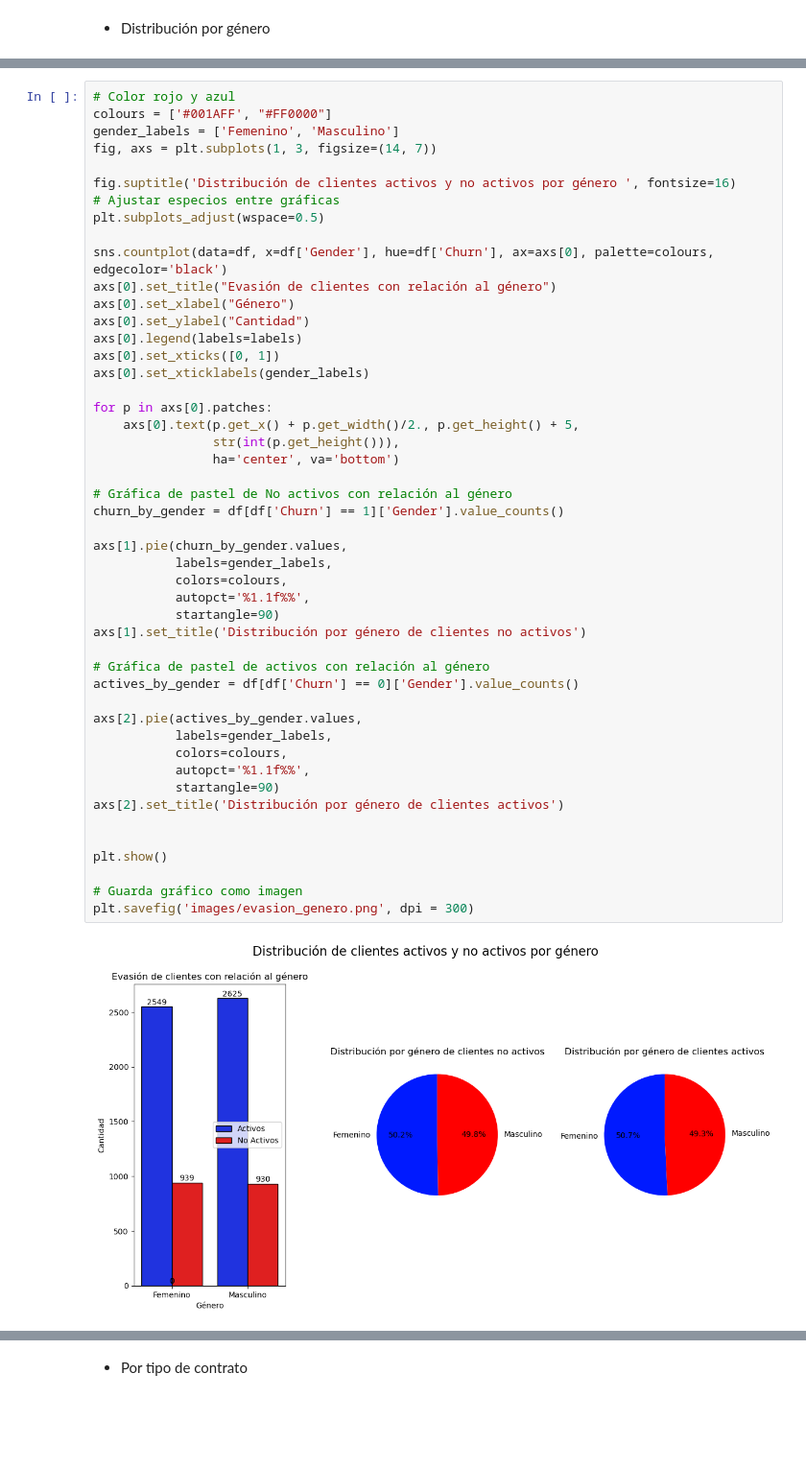
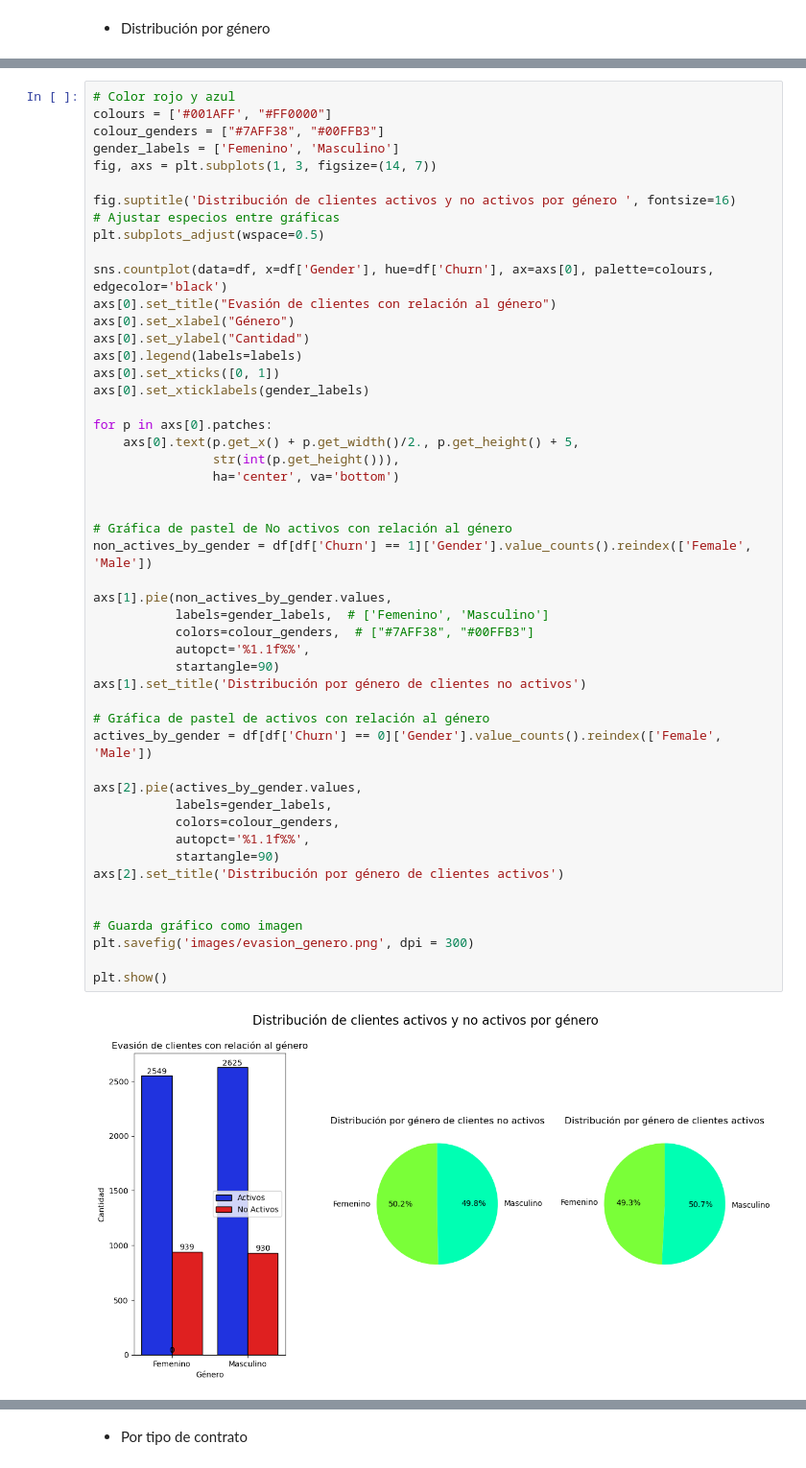
Before and after one commit to Yngasarock/Telecom-1, a Jupyter notebook: TelecomX_LATAM.ipynb, the cells around one changed output, grey strips where cells are left out. Shown at 96% size. Saved outputs shown, nothing was run; the diff lists cells and outputs as text; blank space fills up the shorter version.

```diff
--- a/TelecomX_LATAM.ipynb
+++ b/TelecomX_LATAM.ipynb
@@ -464,6 +469,7 @@ Análisis de cómo se distribuye la evasión según variables categóricas, como
 # %%
 # Color rojo y azul
 colours = ['#001AFF', "#FF0000"]
+colour_genders = ["#7AFF38", "#00FFB3"]
 gender_labels = ['Femenino', 'Masculino']
 fig, axs = plt.subplots(1, 3, figsize=(14, 7))
 
@@ -475,39 +481,40 @@ sns.countplot(data=df, x=df['Gender'], hue=df['Churn'], ax=axs[0], palette=colou
 axs[0].set_title("Evasión de clientes con relación al género")
 axs[0].set_xlabel("Género")
 axs[0].set_ylabel("Cantidad")
 axs[0].legend(labels=labels)
 axs[0].set_xticks([0, 1])
 axs[0].set_xticklabels(gender_labels)
 
 for p in axs[0].patches:
     axs[0].text(p.get_x() + p.get_width()/2., p.get_height() + 5,
                 str(int(p.get_height())),
                 ha='center', va='bottom')
 
+
 # Gráfica de pastel de No activos con relación al género
-churn_by_gender = df[df['Churn'] == 1]['Gender'].value_counts()
+non_actives_by_gender = df[df['Churn'] == 1]['Gender'].value_counts().reindex(['Female', 'Male'])
 
-axs[1].pie(churn_by_gender.values,
-           labels=gender_labels,
-           colors=colours,
+axs[1].pie(non_actives_by_gender.values,
+           labels=gender_labels,  # ['Femenino', 'Masculino']
+           colors=colour_genders,  # ["#7AFF38", "#00FFB3"]
            autopct='%1.1f%%',
            startangle=90)
 axs[1].set_title('Distribución por género de clientes no activos')
 
 # Gráfica de pastel de activos con relación al género
-actives_by_gender = df[df['Churn'] == 0]['Gender'].value_counts()
+actives_by_gender = df[df['Churn'] == 0]['Gender'].value_counts().reindex(['Female', 'Male'])
 
 axs[2].pie(actives_by_gender.values,
            labels=gender_labels,
-           colors=colours,
+           colors=colour_genders,
            autopct='%1.1f%%',
            startangle=90)
 axs[2].set_title('Distribución por género de clientes activos')
 
 
-plt.show()
-
 # Guarda gráfico como imagen
 plt.savefig('images/evasion_genero.png', dpi = 300)
+
+plt.show()
 # %% [output]
-[figure, old version]
+[figure, new version]
```
Also changed, not shown: parts of 36 cells of this notebook, 7 other files.
